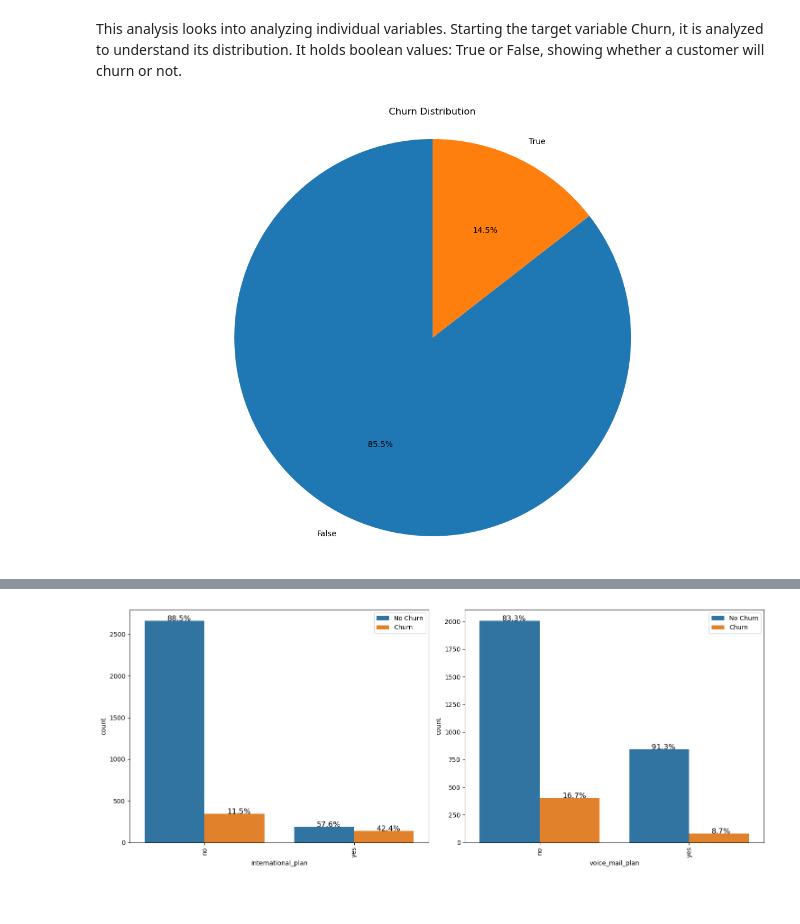
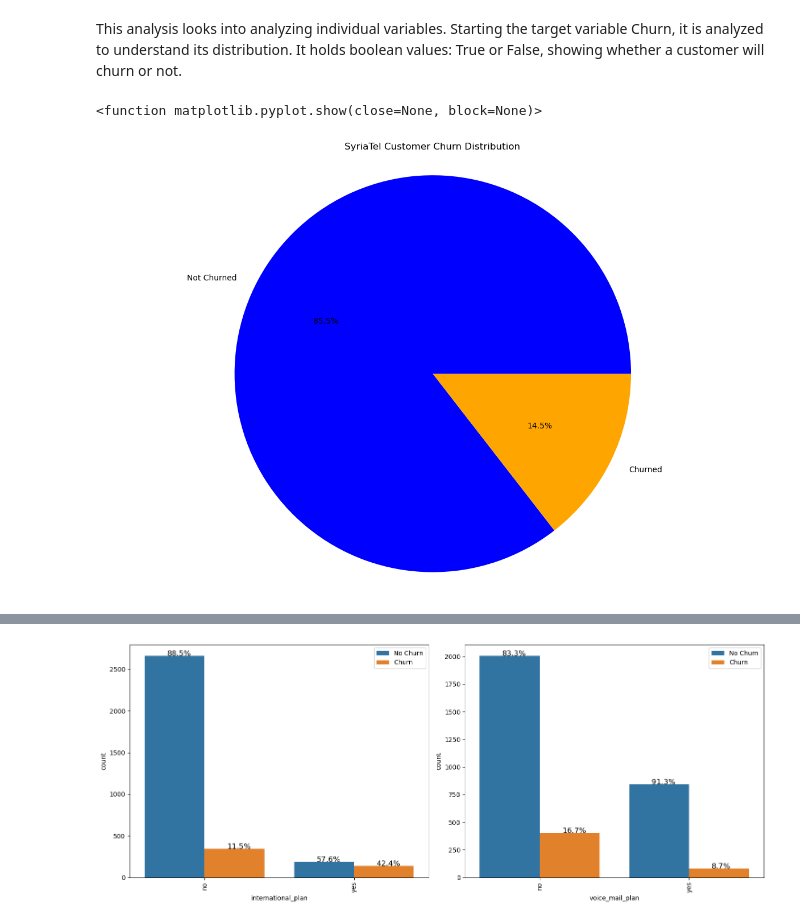
Before and after one commit to Nzuuko/Phase-3-Project, a Jupyter notebook: notebook.ipynb, the cells around one changed output, grey strips where cells are left out. Cells and saved outputs as stored; diff of their text form; code cells hidden in the pictures.

```diff
--- a/notebook.ipynb
+++ b/notebook.ipynb
@@ -173,6 +174,3 @@ churn                     0
 dtype: int64
 # %% [markdown]
 The above analysis shows that there are no missing/null values and duplicate values.
-# %%
-# Removing whitespaces in the column name
-df.columns = df.columns.str.replace(' ', '_')
@@ -244,14 +214,17 @@ churn_counts = df['churn'].value_counts()
 # %%
-# representing the same using a Pie Chart to visualize the percentages
+# Visually Representing churn
+
+# Churn distribution
 churn_counts = df['churn'].value_counts()
 
-# Create a new figure with a larger size
+# Create a new figure
 plt.figure(figsize=(15, 10))
 
-# Create a pie chart
-plt.pie(churn_counts, labels=churn_counts.index, autopct='%1.1f%%', startangle=90)
-plt.title('Churn Distribution')
-plt.axis('equal')  # Equal aspect ratio ensures that pie is drawn as a circle
-plt.show()
+# Pie chart creation
+plt.pie(churn_counts, labels=['Not Churned', 'Churned'], autopct='%1.1f%%', colors=['blue', 'orange'])
+plt.title('SyriaTel Customer Churn Distribution')
+plt.axis('equal')
+plt.show
 # %% [output]
+<function matplotlib.pyplot.show(close=None, block=None)>
-[figure, old version]
+[figure, new version]
```
Also changed, not shown: parts of 28 cells of this notebook.
